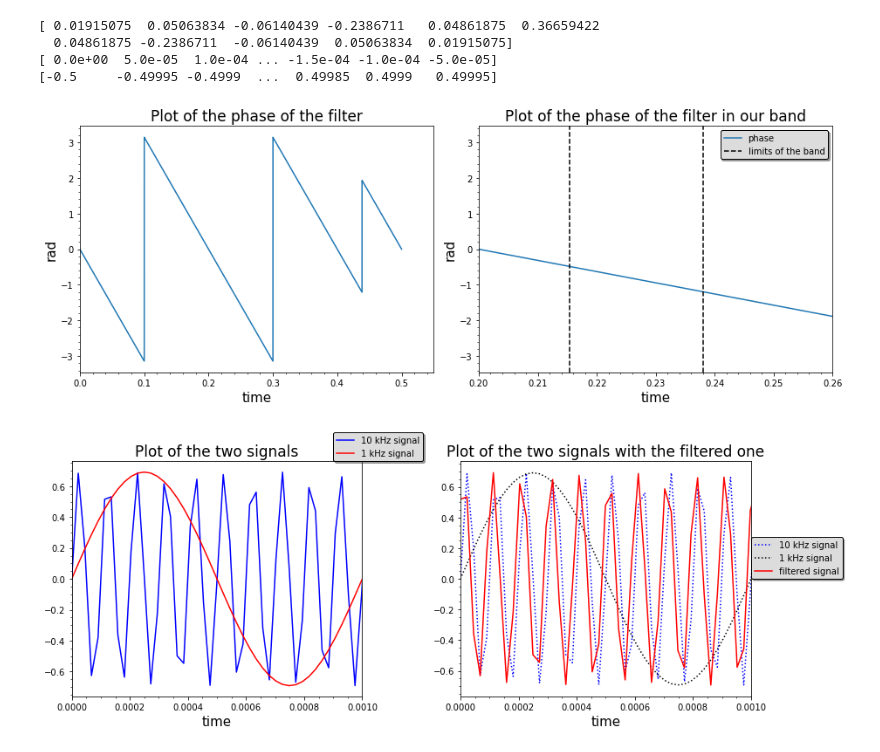
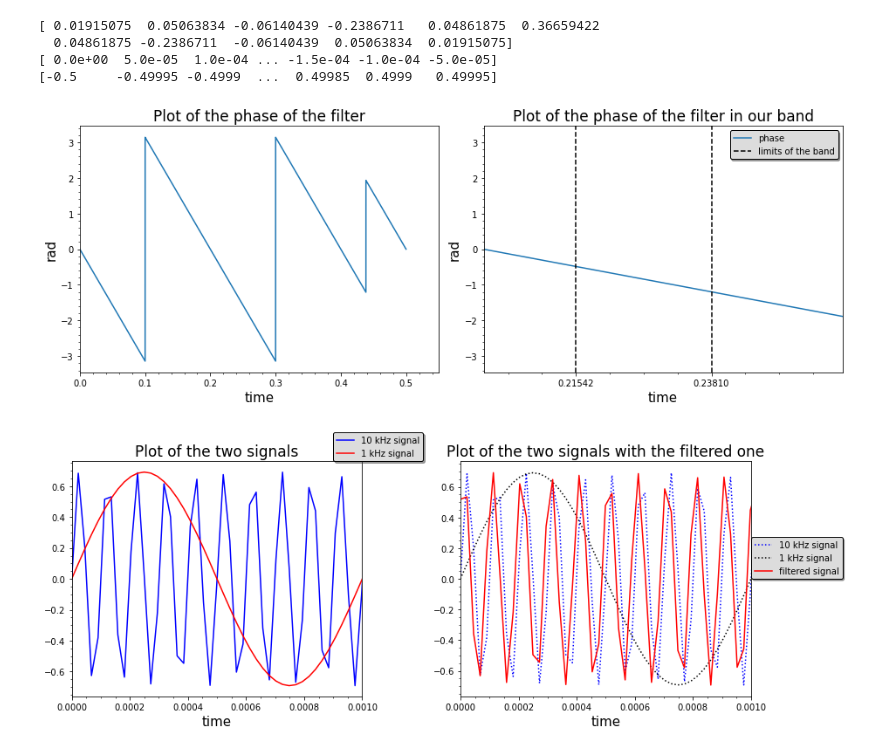
Before and after one commit to GiacomoFrn/MAPD_modA, a Jupyter notebook: python_part.ipynb, the cells around one changed output. Cells and saved outputs as stored; diff of their text form; code cells hidden in the pictures.

Commit message:
Modified the x ticks on the phase plot

```diff
--- a/python_part.ipynb
+++ b/python_part.ipynb
@@ -41,34 +41,35 @@ ax[0].minorticks_on()
 ax[1].plot(freqs[idx], phase[idx], label='phase')
 ax[1].set_xlim(left=0.20, right=0.26)
 ax[1].set_xlabel('time', fontsize=15)
 ax[1].set_ylabel('rad', fontsize=15)
 ax[1].set_title('Plot of the phase of the filter in our band', fontsize=17)
 ax[1].axvline(x=(f[0]/fs), linestyle='--', color ='black', label='limits of the band' ) # Limits of our band
 ax[1].axvline(x=(f[1]/fs), linestyle='--', color ='black' )
 ax[1].legend(shadow=True, framealpha=1, facecolor='gainsboro', edgecolor='black', prop={'size':10}, loc='upper right')
+ax[1].set_xticks(np.array(f)/fs)
 ax[1].minorticks_on()
 fig.tight_layout()
 
 freq_sample_1, sig_audio_1 = wavfile.read("10kHz_44100Hz_16bit_05sec.wav")
 freq_sample_2, sig_audio_2 = wavfile.read("1kHz_44100Hz_16bit_05sec.wav")
 
 #print(freq_sample_1)
 #type(sig_audio_1)
 
 #print(freq_sample_2)
 #type(sig_audio_2)
 #playsound("WAV-MP3.wav")
 
 # Output the parameters: Signal Data Type, Sampling Frequency and Duration
 #print('\nShape of Signal:', sig_audio.shape)
 #print('Signal Datatype:', sig_audio.dtype)
 #print('Signal duration:', round(sig_audio.shape[0] / float(freq_sample), 2), 'seconds')
 # %% [output]
 [ 0.01915075  0.05063834 -0.06140439 -0.2386711   0.04861875  0.36659422
   0.04861875 -0.2386711  -0.06140439  0.05063834  0.01915075]
 [ 0.0e+00  5.0e-05  1.0e-04 ... -1.5e-04 -1.0e-04 -5.0e-05]
 [-0.5     -0.49995 -0.4999  ...  0.49985  0.4999   0.49995]
-[figure, old version]
+[figure, new version]
 # %%
 # Normalize the Signal Value and Plot it on a graph
 pow_audio_signal_1 = sig_audio_1 / np.power(2, 15) #normalizzazione
```
